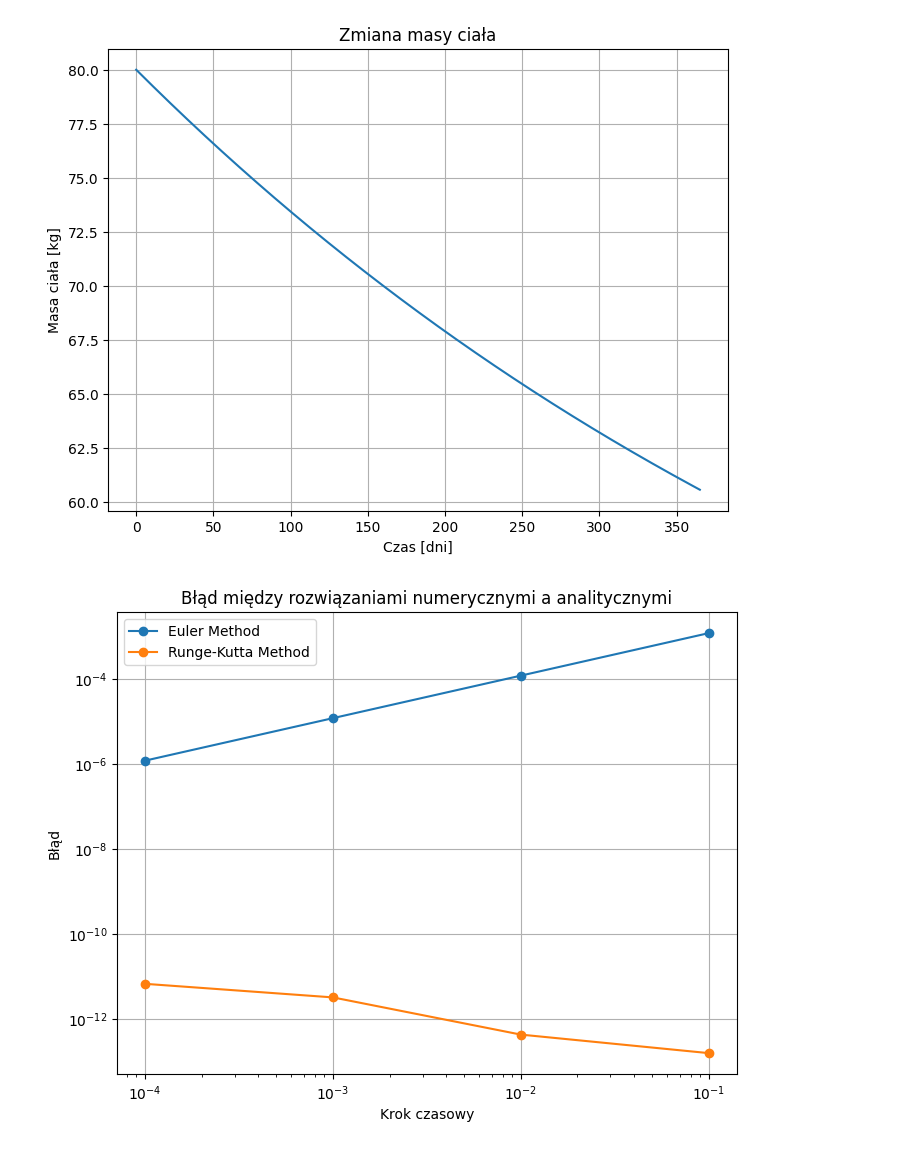
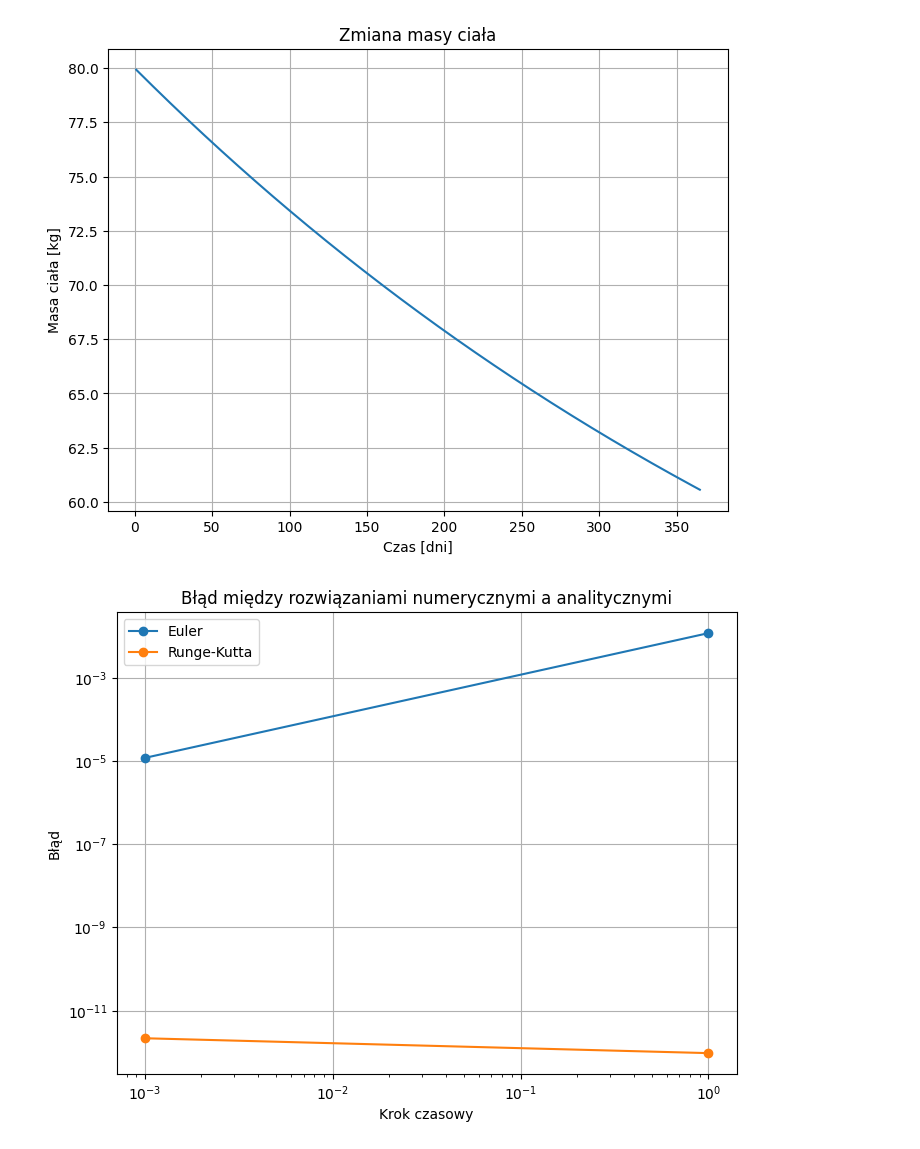
Before and after one commit to alicjagornik/Projekt_Rownania, a Jupyter notebook: class_BodyWeight.ipynb, the cells around one changed output. Saved outputs shown, nothing was run; the diff lists cells and outputs as text; code cells hidden in the pictures.

```diff
--- a/class_BodyWeight.ipynb
+++ b/class_BodyWeight.ipynb
@@ -70,12 +70,12 @@ class BodyWeight():
             self.result_runge_kutta.append(m)
         return m
 
-    def final_weight_analytical(self, h = 0.001):
+    def final_weight_analytical(self):
             """Oblicz zmianę masy ciała po upływie czasu t - implementacja metody analitycznej"""
-            for t in range(1, int(self.t / h) + 1):
-                m = (self.m - (self.c - self.f * (6.25 * self.h - 5 * self.a + self.s)) / (10 * self.f)) * math.exp(-self.f * t * h / 770) + (self.c - self.f * (6.25 * self.h - 5 * self.a + self.s)) / (10 * self.f)
+            for t in range(1, self.t + 1):
+                m = (self.m - (self.c - self.f * (6.25 * self.h - 5 * self.a + self.s)) / (10 * self.f)) * math.exp(-self.f * t / 770) + (self.c - self.f * (6.25 * self.h - 5 * self.a + self.s)) / (10 * self.f)
                 self.result_analytical.append(m)
-                self.time_analytical.append(t * h)
+                self.time_analytical.append(t)
             return m
 
     # wykres na podstawie rozwiązania analitycznego
@@ -88,6 +88,27 @@ class BodyWeight():
         plt.grid()
         plt.show()
 
+    def errors(self):
+        r_k = [] #tabela metoda analityczna - metoda runge-knutta
+        euler = [] #tabela metoda analityczna - metoda eulera
+        steps=[] #kolejne kroki czasowe powiekszone i-razy
+
+        for i in (1, 1000):
+            h = 0.001*i
+            steps.append(h)
+            euler.append(np.abs(self.final_weight_analytical() - self.final_weight_euler(h) ))
+            r_k.append(np.abs(self.final_weight_analytical() - self.final_weight_runge_kutta(h) ))
+
+        plt.figure(figsize=(8, 6))
+        plt.loglog(steps, euler, label='Euler')
+        plt.loglog(steps, r_k, label='Runge-Kutta')
+        plt.xlabel('Krok czasowy')
+        plt.ylabel('Błąd')
+        plt.title('Błąd między rozwiązaniami numerycznymi a analitycznymi')
+        plt.legend()
+        plt.grid()
+        plt.show()
+
     def calculate_error(self):
         """ Oblicz błąd pomiędzy rozwiązaniem analitycznym, a numerycznym"""
         errors_euler = []
@@ -97,13 +118,14 @@ class BodyWeight():
             self.result_analytical = []
             self.result_euler = []
             self.result_runge_kutta = []
-            self.final_weight_analytical(h)
+            self.final_weight_analytical()
             self.final_weight_euler(h)
             self.final_weight_runge_kutta(h)
 
             euler = []
             for i in range(len(self.result_analytical)):   #liczymy bład (różnice) między wszystkimi elementami listy danego kroku czasowego
                 error = np.abs(self.result_analytical[i] - self.result_euler[i])
+                print(error)
                 euler.append(error)
             errors_euler.append(max(euler))   #wybieramy największy błąd z danego kroku czasowego i dodajemy do listy errors
             runge_kutta = []
@@ -124,11 +146,12 @@ class BodyWeight():
 # %%
 Ania = BodyWeight(t=365, m=80, h=170, a=25, c=1500, f=1.3, sex="k")
 print(Ania.final_weight_euler())
-print(Ania.final_weight_runge_kutta())
-print(Ania.final_weight_runge_kutta(0.01))
-print(Ania.final_weight_runge_kutta(0.1))
-print(Ania.final_weight_analytical())
+print('h=0.001:', Ania.final_weight_runge_kutta())
+print('h=0.01:', Ania.final_weight_runge_kutta(0.01))
+print('h=0.1:', Ania.final_weight_runge_kutta(0.1))
+print('h=1:', Ania.final_weight_runge_kutta(1))
+print('analityczny wynik:', Ania.final_weight_analytical())
 Ania.all_weights()
-Ania.calculate_error()
+Ania.errors()
 # %% [output]
 60.55682422940102
@@ -139,2 +163,2 @@ Ania.calculate_error()
 [figure]
-[figure, old version]
+[figure, new version]
```
Also changed, not shown: parts of 1 cell of this notebook.
